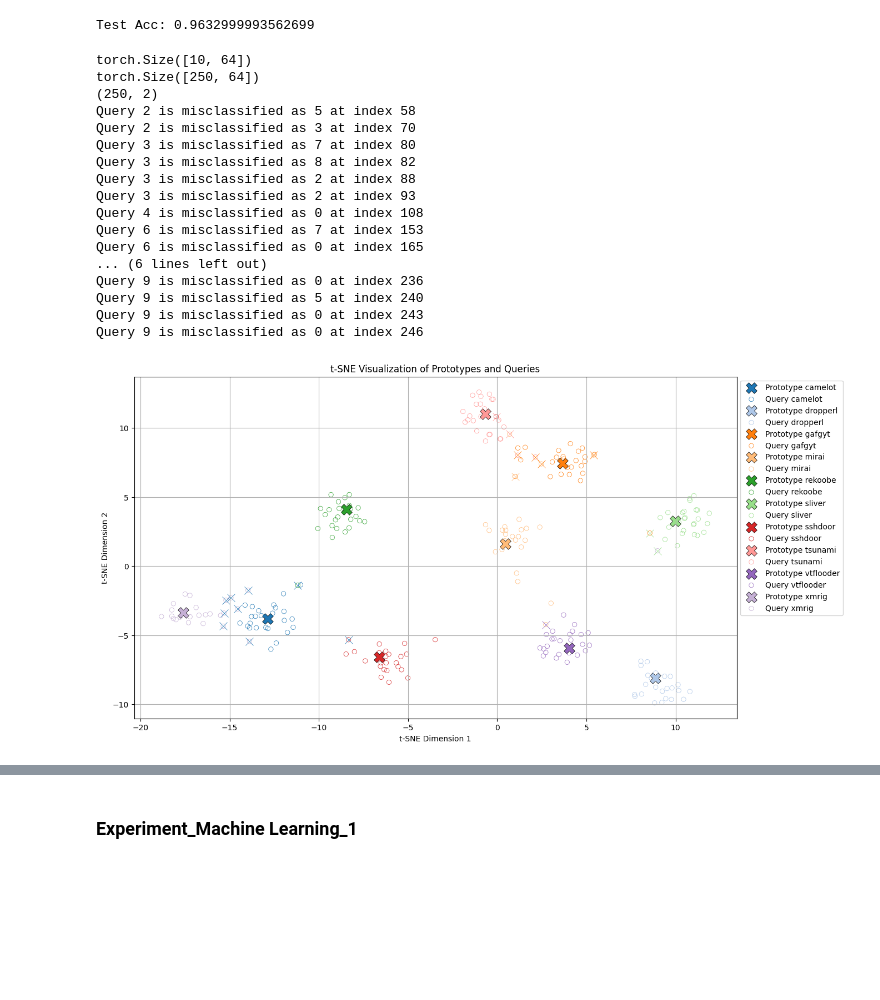
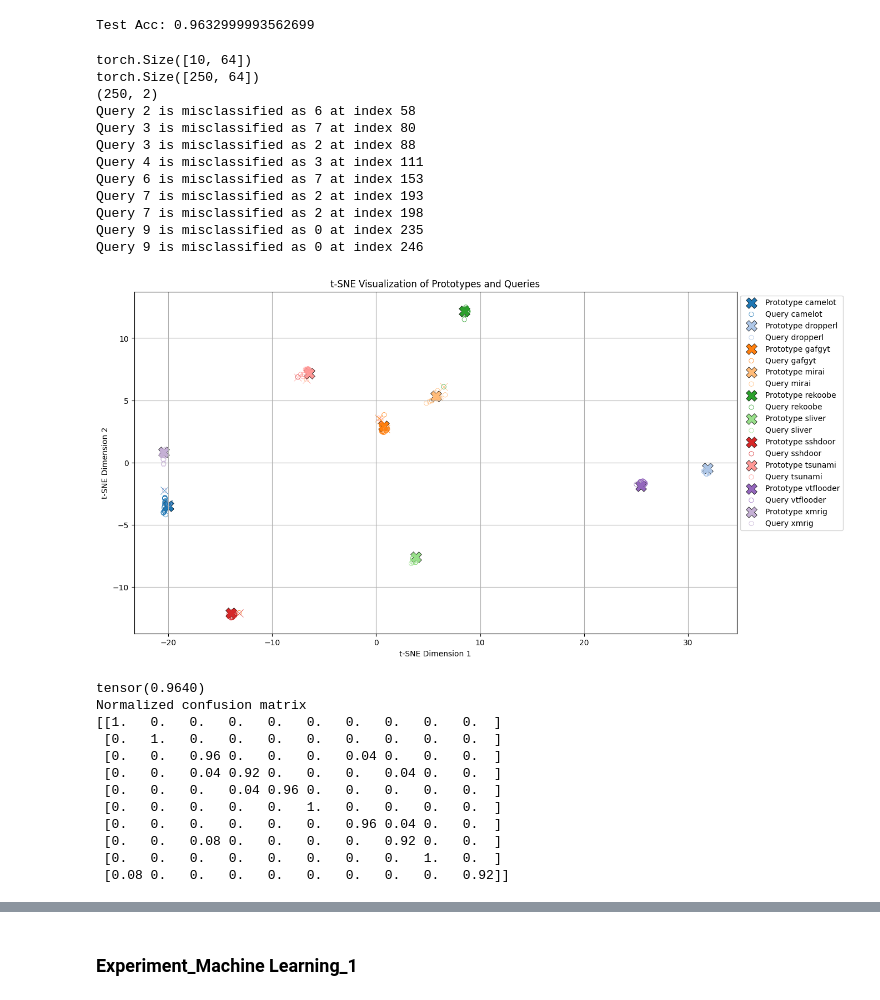
Before and after one commit to mandyCheen/Prototype_Learning_Byte_Sequence, a Jupyter notebook: main_revise_normal_dataset.ipynb, the cells around one changed output, grey strips where cells are left out. Cells and saved outputs as stored; diff of their text form; code cells hidden in the pictures; blank space fills up the shorter version.

```diff
--- a/main_revise_normal_dataset.ipynb
+++ b/main_revise_normal_dataset.ipynb
@@ -540,41 +595,66 @@ def visualize_embeddings(prototypes, query_embeddings, n_way, n_query, query_lab
 # %%
 # print tsne
 model.load_state_dict(torch.load(f"./models/model_{MODEL_NAME}.pt"))
-
+model.eval()
 data_tensor = torch.tensor(tfidf_matrix_test)
 label_tensor = torch.tensor(y_test)
 embeddings = model(data_tensor.float())
 
 if PROTOTYPE_BY_TRAIN == True:
     prototypes_torch = torch.tensor([])
     for key in prototypes:
         prototypes_torch = torch.cat((prototypes_torch, prototypes[key].unsqueeze(0)), 0)
     n_query = NUM_EXAMPLES_TEST
     query_embeddings = embeddings
     target_inds = label_tensor
+    _, acc, pred_y, prob = prototypical_loss_using_proto(query_embeddings, target=label_tensor, prototypes=prototypes)
+    target_inds_ = label_tensor
+    with open(f"{EMBEDDING_PATH}{CPU_ARCH}_prototypes_before_cluster.pickle", "wb") as f:
+        pickle.dump(prototypes, f)
+        f.close()
 else:
-    _, _, prototypes_torch, _, query_embeddings, target_inds, pred_y, _ = prototypical_loss(embeddings, target=label_tensor, n_support=SUPPORT_SHOTS_VA)
+    _, acc, prototypes_torch, _, query_embeddings, target_inds, pred_y, prob = prototypical_loss(embeddings, target=label_tensor, n_support=SUPPORT_SHOTS_VA)
     print(prototypes_torch.shape)
     print(query_embeddings.shape)
+    target_inds_ = target_inds.squeeze(2)
+    target_inds_ = target_inds_.reshape(-1)
     n_query = NUM_EXAMPLES_TEST - SUPPORT_SHOTS
 
 visualize_embeddings(prototypes_torch, query_embeddings, N_WAYS, n_query, query_labels=target_inds, label_mapping=label_mapping, pred_y=pred_y)
+print(acc)
+pred_y = pred_y.reshape(-1)
+plot_confusion_matrix(target_inds_, pred_y, label_mapping, normalize=True, title='Confusion matrix')
+
+with open(f"{EMBEDDING_PATH}{CPU_ARCH}_probability_before_cluster{ADDITIONAL_INFO}.pickle", "wb") as f:
+    pickle.dump(prob, f)
+    f.close()
+
+with open(f"{EMBEDDING_PATH}{CPU_ARCH}_pred_y_before_cluster{ADDITIONAL_INFO}.pickle", "wb") as f:
+    pickle.dump(pred_y, f)
+    f.close()
 # %% [output]
 torch.Size([10, 64])
 torch.Size([250, 64])
 (250, 2)
-Query 2 is misclassified as 5 at index 58
-Query 2 is misclassified as 3 at index 70
+Query 2 is misclassified as 6 at index 58
 Query 3 is misclassified as 7 at index 80
-Query 3 is misclassified as 8 at index 82
 Query 3 is misclassified as 2 at index 88
-Query 3 is misclassified as 2 at index 93
-Query 4 is misclassified as 0 at index 108
+Query 4 is misclassified as 3 at index 111
 Query 6 is misclassified as 7 at index 153
-Query 6 is misclassified as 0 at index 165
-... (6 lines left out)
-Query 9 is misclassified as 0 at index 236
-Query 9 is misclassified as 5 at index 240
-Query 9 is misclassified as 0 at index 243
+Query 7 is misclassified as 2 at index 193
+Query 7 is misclassified as 2 at index 198
+Query 9 is misclassified as 0 at index 235
 Query 9 is misclassified as 0 at index 246
-[figure, old version]
+[figure, new version]
+tensor(0.9640)
+Normalized confusion matrix
+[[1.   0.   0.   0.   0.   0.   0.   0.   0.   0.  ]
+ [0.   1.   0.   0.   0.   0.   0.   0.   0.   0.  ]
+ [0.   0.   0.96 0.   0.   0.   0.04 0.   0.   0.  ]
+ [0.   0.   0.04 0.92 0.   0.   0.   0.04 0.   0.  ]
+ [0.   0.   0.   0.04 0.96 0.   0.   0.   0.   0.  ]
+ [0.   0.   0.   0.   0.   1.   0.   0.   0.   0.  ]
+ [0.   0.   0.   0.   0.   0.   0.96 0.04 0.   0.  ]
+ [0.   0.   0.08 0.   0.   0.   0.   0.92 0.   0.  ]
+ [0.   0.   0.   0.   0.   0.   0.   0.   1.   0.  ]
+ [0.08 0.   0.   0.   0.   0.   0.   0.   0.   0.92]]
```
Also changed, not shown: parts of 5 cells of this notebook, 59 other files.
